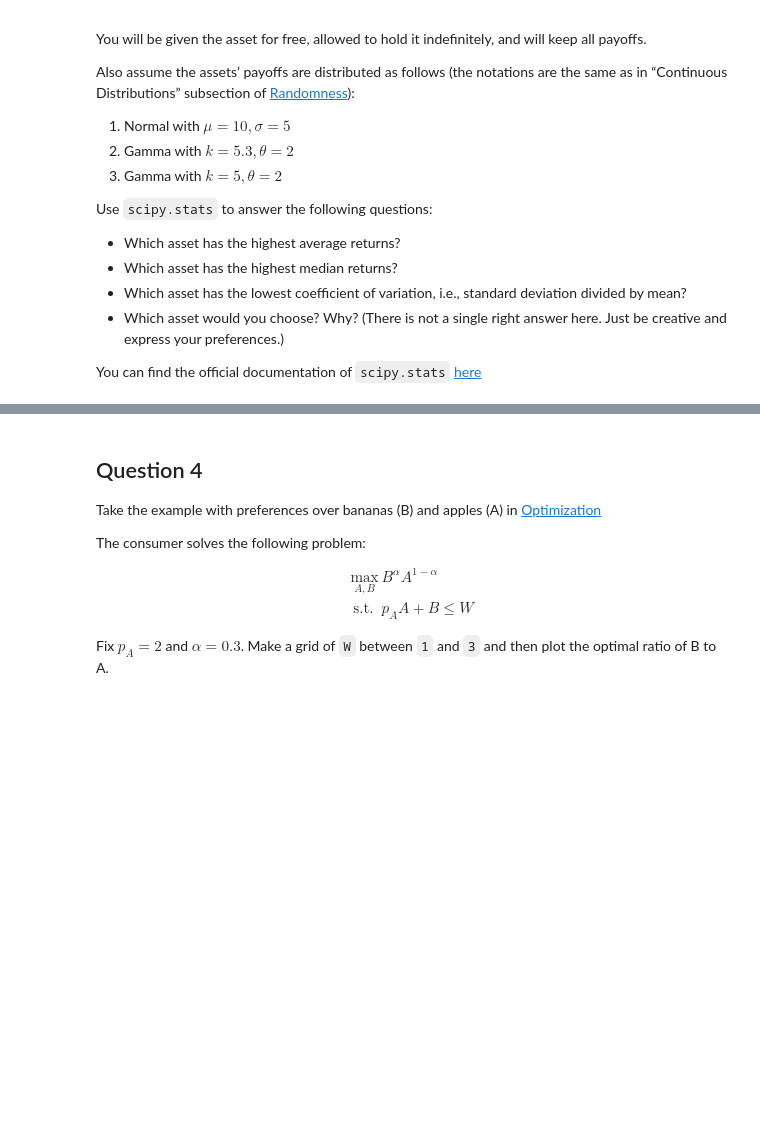
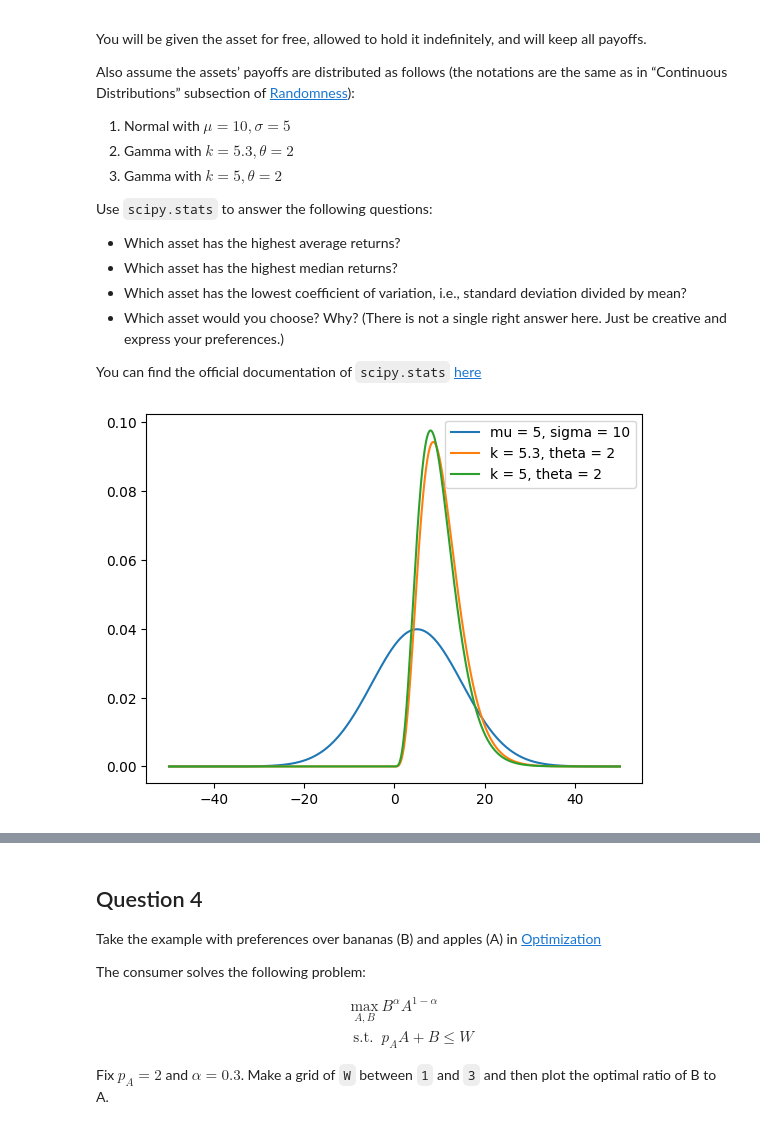
Before and after one commit to tonyliang19/ECON323_2023_Spring, a Jupyter notebook: problem_sets/problem_set_4_Luo_Liang.ipynb, the cells around one changed output, grey strips where cells are left out. Saved outputs shown, nothing was run; the diff lists cells and outputs as text; code cells hidden in the pictures; blank space fills up the shorter version.

```diff
--- a/problem_sets/problem_set_4_Luo_Liang.ipynb
+++ b/problem_sets/problem_set_4_Luo_Liang.ipynb
@@ -149,4 +128,39 @@ Use `scipy.stats` to answer the following questions:
 
 You can find the official documentation of `scipy.stats` [here](https://docs.scipy.org/doc/scipy/reference/stats.html)
 # %%
-# your code here
+# # your code here
+def plot_distribution(p1, p2, option, x, ax=None):
+    if ax is None:
+        _, ax = plt.subplots()
+
+
+    if option == "Normal":
+        mu = ("mu", p1)
+        sigma = ("sigma", p2)
+
+        params = (mu, sigma)
+        pdf_x = st.norm(mu[1], sigma[1]).pdf(x)
+
+    elif option == "Gamma":
+        k = ("k", p1)
+        theta = ("theta", p2)
+
+        params = (k, theta)
+
+        #x = np.linspace(0.1, 20, 130)
+        pdf_x = st.gamma(k[1], scale=theta[1]).pdf(x)
+    else:
+        print("Invalid option, try again")
+    ax.plot(x, pdf_x, label=f"{params[0][0]} = {params[0][1]}, {params[1][0]} = {params[1][1]}")
+
+    return ax
+
+# plot it out on common fig
+fig, ax = plt.subplots()
+x = np.linspace(-50, 50, 1000)
+plot_distribution(5, 10, "Normal", x, ax)
+plot_distribution(5.3, 2, "Gamma", x, ax)
+plot_distribution(5, 2, "Gamma", x, ax)
+ax.legend();
+# %% [output]
+[figure, added]
```
Also changed, not shown: parts of 8 cells of this notebook.
